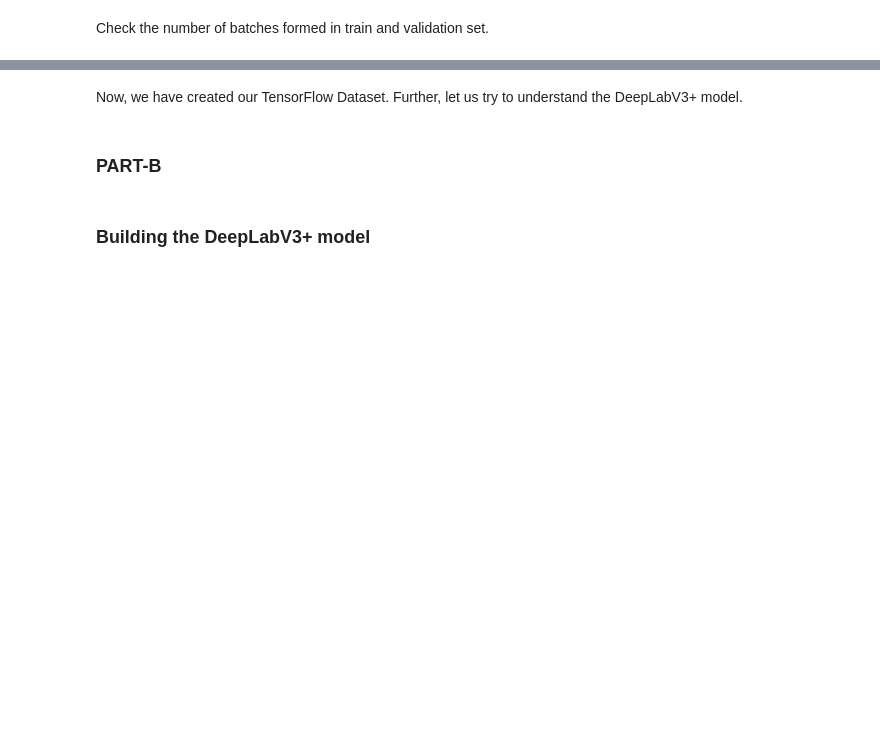
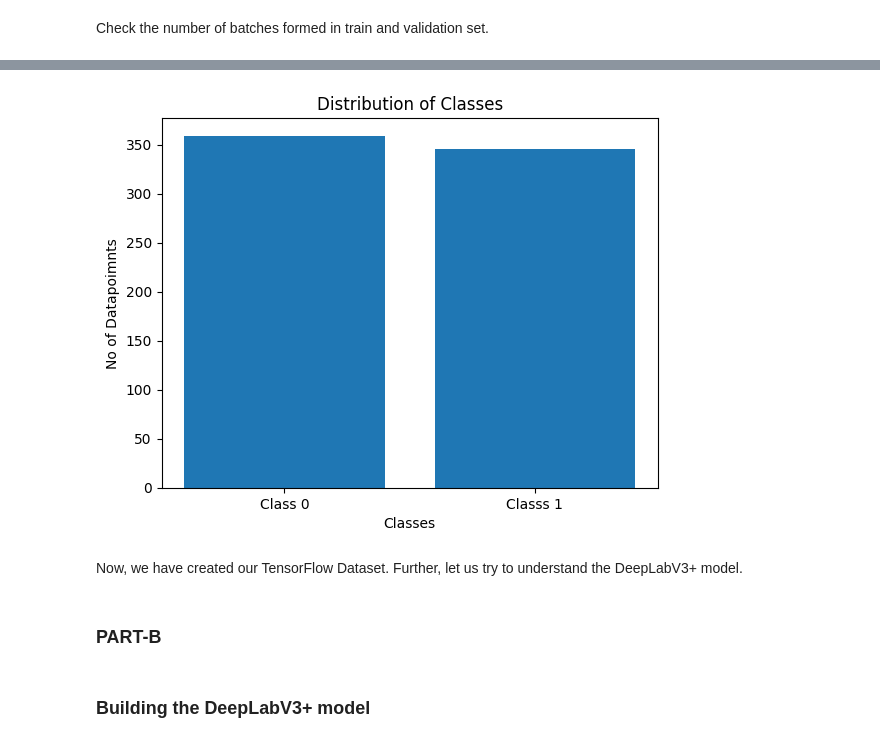
Before and after one commit to aisha-partha/AIMLOps-MiniProjects, a Jupyter notebook: M2_NB_MiniProject_2_DeepLabV3+_Lungs_Segmentation_Ashmit.ipynb, the cells around one changed output, grey strips where cells are left out. Drawn from its saved outputs; the diff is of its cells as text; code cells hidden in the pictures; blank space fills up the shorter version.

```diff
--- a/M2_NB_MiniProject_2_DeepLabV3+_Lungs_Segmentation_Ashmit.ipynb
+++ b/M2_NB_MiniProject_2_DeepLabV3+_Lungs_Segmentation_Ashmit.ipynb
@@ -317,3 +317,19 @@ Total no images in Val Batches:  17
+# %%
+sample_Class_0 = images_sample1 + images_sample3
+sample_Class_1 = images_sample2 + images_sample4
+
+# Calculate lengths
+length1 = len(sample_Class_0)
+length2 = len(sample_Class_1)
+
+# Create a bar plot
+plt.bar(['Class 0', 'Classs 1'], [length1, length2])
+plt.xlabel('Classes')
+plt.ylabel('No of Datapoimnts')
+plt.title('Distribution of Classes')
+plt.show()
+# %% [output]
+[figure, added]
 # %% [markdown]
 Now, we have created our TensorFlow Dataset. Further, let us try to understand the DeepLabV3+ model.
 # %% [markdown]
```
Also changed, not shown: parts of 5 cells of this notebook.
